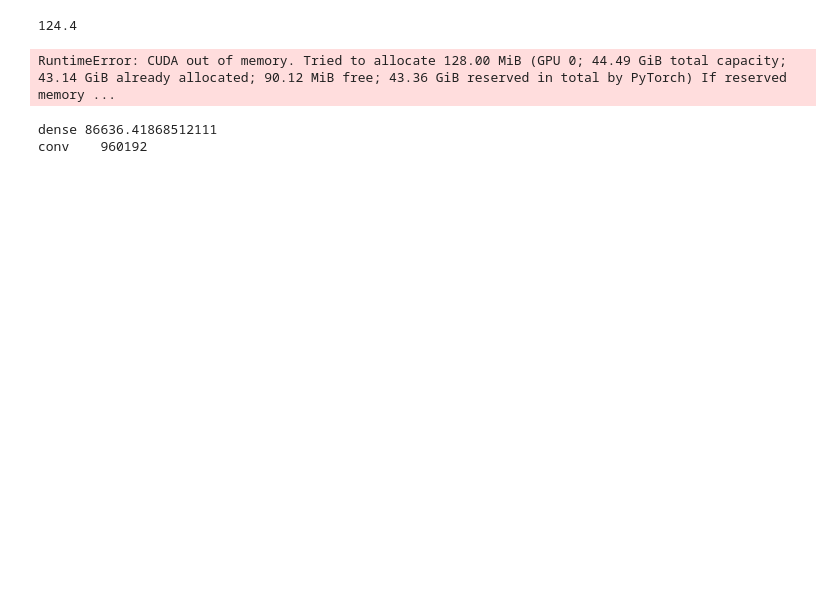
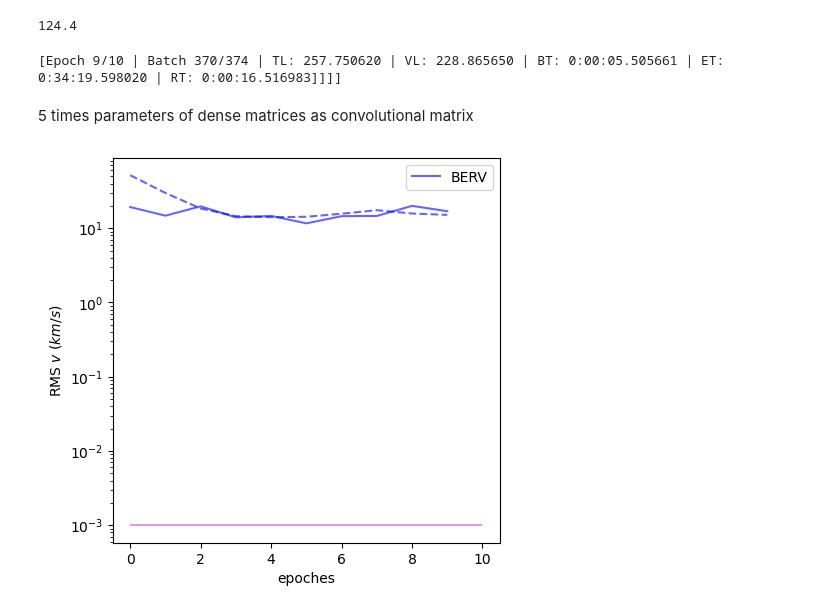
Before and after one commit to mdd423/CNN_EPRV, a Jupyter notebook: example/05-cnn_multi.ipynb, the cells around one changed output. Cells and saved outputs as stored; diff of their text form; code cells hidden in the pictures; blank space fills up the shorter version.

Commit message:
script for training, nb for plotting

```diff
--- a/example/05-cnn_multi.ipynb
+++ b/example/05-cnn_multi.ipynb
@@ -367,0 +384,6 @@ validloader = DataLoader(
+# %%
+valiter = itertools.cycle(validloader)
+start_time = time.time()
+batch = next(valiter)
+y = model(batch['img'].to(device),batch['indices']).squeeze()
+print('batch time: ', time.time() - start_time)
@@ -367,0 +392,5 @@ validloader = DataLoader(
+# %%
+unq_indices = np.unique(batch['indices']).astype(int)
+print(batch['indices'])
+for i,index in enumerate(unq_indices):
+    print(torch.where(batch['indices']==index))
@@ -378,7 +480,7 @@ import itertools
 # %% [output]
 124.4
 # %%
-n_epochs = 2
+n_epochs = 10
 train_loss = []
 valid_loss = []
 
@@ -393,28 +495,27 @@ for j,epoch in enumerate(range(n_epochs)):
 
     for i, batch in enumerate(dataloader):
         optimizer.zero_grad()
-#         print(batch['indices'].dtype)
+
         y    = model(batch['img'].to(device),batch['indices']).squeeze()
-        print(y.device)
-#         print(model.device)
+
         loss = mse_loss(y.double(),batch['rvs'].to(device).double())
         loss.backward()
         optimizer.step()
         b_time = time.time() - start_t
         b_avg  = b_time / (i + 1 + (j * len(dataloader)))
 
-        if (i % 5) == 0:
+        if (i % 10) == 0:
             # Validation checkpoint every 5 batches
             valbatch = next(valiter)
             model.eval()
             with torch.no_grad():
                 y     = model(     valbatch['img'].to(device),valbatch['indices']).squeeze()
-                print(y.device)
+
                 vloss = mse_loss(y,valbatch['rvs'].to(device).double())
 
                 r_time = b_avg * ((len(dataloader) * n_epochs) - (i + 1 + (j * len(dataloader))))
                 sys.stdout.write(
-                        "\r[Epoch %d/%d] [Batch %d/%d] [Train Loss: %f] [Valid Loss: %f] [BT: %s] [ET: %s] [RT: %s]"
+                        "\r[Epoch %d/%d | Batch %d/%d | TL: %f | VL: %f | BT: %s | ET: %s | RT: %s]"
                         % (
                             epoch,
                             n_epochs,
@@ -427,12 +528,13 @@ for j,epoch in enumerate(range(n_epochs)):
                             str(datetime.timedelta(seconds=r_time))
                         )
                 )
+#             subprocess.run(['nvidia-smi'])
 
             model.train()
 
     train_loss.append(loss.item())
     valid_loss.append(vloss.item())
-    if (j % 10) == 0:
+    if (j % 1) == 0:
         # Saving checkpoint every 10 epoches
         modelpath = '/scratch/mdd423/CNN_EPRV/models/rv_model_multi_{}_{}_{}_bcs.model'.format(tail[:-3],j,n_epochs)
         torch.save(model.state_dict(), modelpath)
@@ -441,4 +543,4 @@ for j,epoch in enumerate(range(n_epochs)):
 train_loss = np.array(train_loss)
 valid_loss = np.array(valid_loss)
 # %% [output]
-RuntimeError: CUDA out of memory. Tried to allocate 128.00 MiB (GPU 0; 44.49 GiB total capacity; 43.14 GiB already allocated; 90.12 MiB free; 43.36 GiB reserved in total by PyTorch) If reserved memory ...
+[Epoch 9/10 | Batch 370/374 | TL: 257.750620 | VL: 228.865650 | BT: 0:00:05.505661 | ET: 0:34:19.598020 | RT: 0:00:16.516983]]]]
@@ -447,15 +547,3 @@ del model
-# %%
-thing = 0
-for parameter in model.chunk_models.parameters():
-#     print(parameter.shape)
-    thing += np.product(parameter.shape)
-
-thing2 = 0
-for parameter in model.feature_model.parameters():
-    thing2 += np.product(parameter.shape)
-print('dense',thing/289)
-print('conv   ' ,thing2)
-# %% [output]
-dense 86636.41868512111
-conv    960192
+# %% [markdown]
+5 times parameters of dense matrices as convolutional matrix
 # %%
@@ -468,0 +557,15 @@ save(vlname,valid_loss)
+# %%
+fig, ax = plt.subplots(1,figsize=(5,5))
+
+plt.plot(np.sqrt(train_loss),'-b',alpha=0.6,label='BERV')
+plt.plot(np.sqrt(valid_loss),'--b',alpha=0.6)
+# plt.ylim(0,50)
+plt.legend()
+ax.set_ylabel('RMS $v$ ($km/s$)')
+ax.set_xlabel('epoches')
+plt.hlines(1e-3,0,len(train_loss),'m',alpha=0.4)
+plt.yscale('log')
+# plt.savefig(path.join(dir_name, tailname + '_loss_bcs-rvs.png'))
+plt.show()
+# %% [output]
+[figure, added]
```
Also changed, not shown: parts of 38 cells of this notebook, 1 other file.
